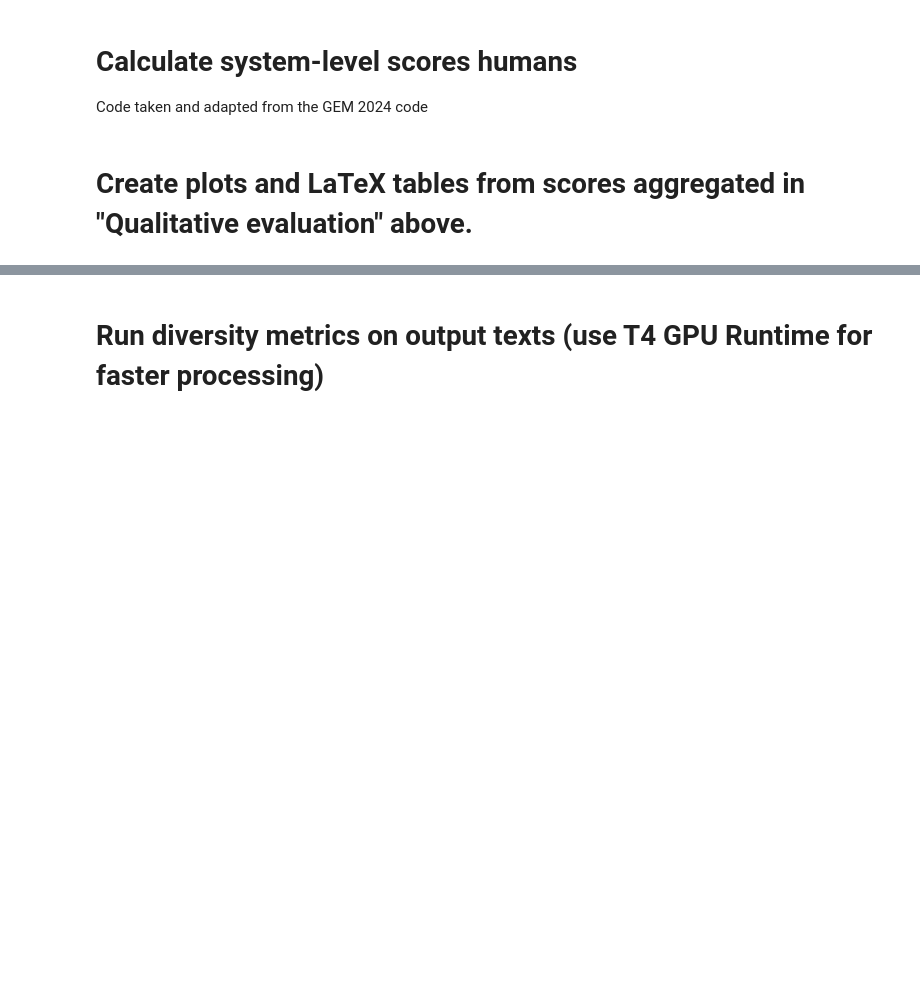
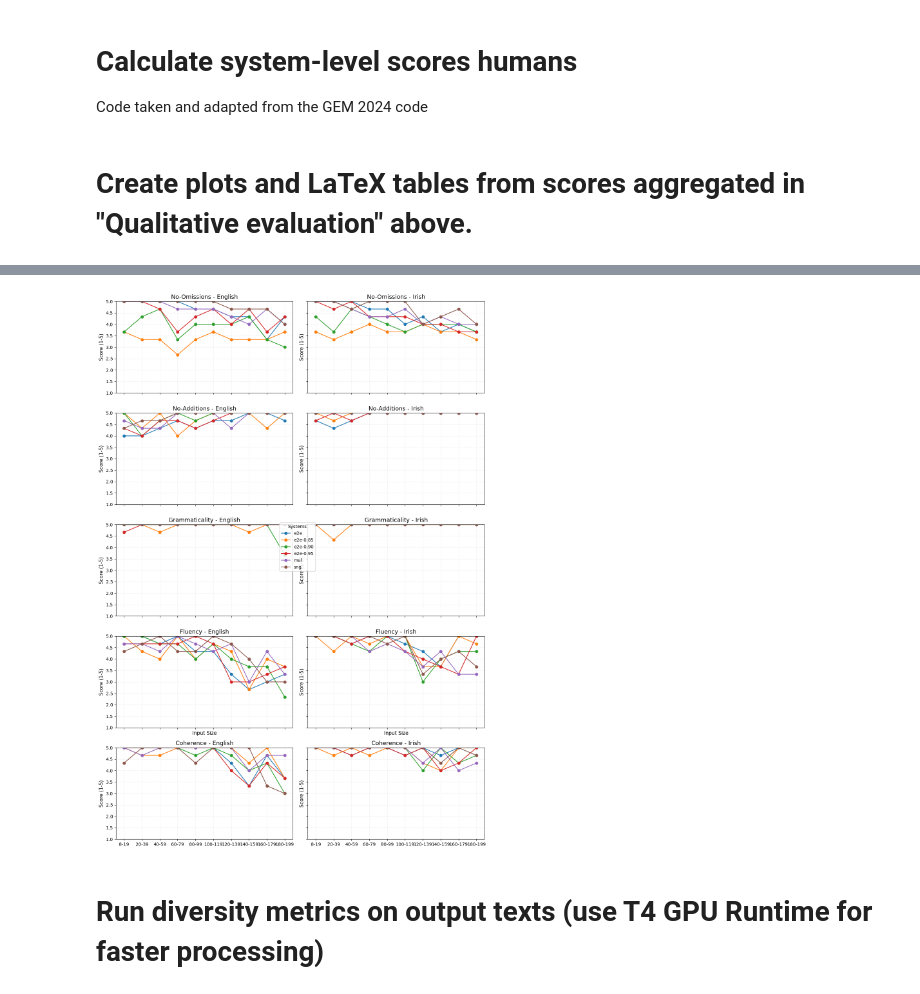
Before and after one commit to mille-s/Build_KGs_entities, a Jupyter notebook: LongInput_D2T_25_EvalLLM_analysis.ipynb, the cells around one changed output, grey strips where cells are left out. Cells and saved outputs as stored; diff of their text form; code cells hidden in the pictures; blank space fills up the shorter version.

```diff
--- a/LongInput_D2T_25_EvalLLM_analysis.ipynb
+++ b/LongInput_D2T_25_EvalLLM_analysis.ipynb
@@ -751,3 +933,21 @@ print(sysLevel_scores_hum)
 sysLevel_scores_hum.to_csv(os.path.join(csv_sys_level_scores, 'sysLevel_scores_Humans_avgSize.csv'), index=False)
 # %% [markdown]
 # Create plots and LaTeX tables from scores aggregated in "Qualitative evaluation" above.
+# %%
+import os
+#@title Download eval files
+
+if os.path.exists('/content/csv_sysLevel_scores'):
+  ! rm -rf /content/csv_sysLevel_scores
+
+evalPaper = 'ACL26_Long' #@param ['ACL26_Long', 'INLG25_ScalingUp']
+if evalPaper == 'ACL26_Long':
+  if not os.path.exists('/content/2026-ACL-LongD2T_csv_sysLevel_scores.zip'):
+    ! gdown 1wU-4fe0NzNxFVu1WRJmGgT7JPWVCEAAh
+  if not os.path.exists('/csv_sysLevel_scores'):
+    ! unzip /content/2026-ACL-LongD2T_csv_sysLevel_scores.zip -d /content
+elif evalPaper == 'INLG25_ScalingUp':
+  if not os.path.exists('/content/2025-INLG-ScalingUp_csv_sysLevel_scores.zip'):
+    ! gdown 161LvSZqbTydxoDqj6kXnxnaajbDmngJa
+  if not os.path.exists('/csv_sysLevel_scores'):
+    ! unzip /content/2025-INLG-ScalingUp_csv_sysLevel_scores.zip -d /content
@@ -764,10 +972,15 @@ if not os.path.exists('/content/figures'):
 
 update_params_unzip = True #@param {type:"boolean"}
 if update_params_unzip:
-  zip_model = 'Claude2' #@param['GPT-o3', 'Claude', 'Claude2', 'Llama-13B', 'R1_Llama-70B', 'R1_Llama-70B_bis']
+  if evalPaper == 'ACL26_Long':
+    zip_model = 'Claude2'
+  elif evalPaper == 'INLG25_ScalingUp':
+    zip_model = 'Claude'
+  else:
+    zip_model = 'Claude2' #@param['GPT-o3', 'Claude', 'Claude2', 'Llama-13B', 'R1_Llama-70B', 'R1_Llama-70B_bis']
 
 exclude_truncated_outputs = False #@param {type:"boolean"}
-exclude_outputs_no_truncated_counterpart = True #@param {type:"boolean"}
+exclude_outputs_no_truncated_counterpart = False #@param {type:"boolean"}
 systems_to_exclude = []
 if exclude_truncated_outputs:
   systems_to_exclude.extend(['e2e-0.95', 'e2e-0.90', 'e2e-0.85', 'Hum-0.9', 'Hum-0.7', 'Hum-0.5'])
@@ -870,33 +1083,35 @@ for i, (crit_key, crit_name) in enumerate(criteria_map.items()):
                 label=system,
                 marker='o',
                 color=system_colors[system]
             )
         ax.set_title(f"{crit_name} - {'English' if lang == 'en' else 'Irish'}", fontsize=13)
         ax.set_ylabel(f'Score (1-{max_score})', fontsize=11)
         ax.set_ylim(1, int(max_score))
         ax.grid(True, linestyle=':', alpha=0.4)
         if i == 3:
             ax.set_xlabel('Input Size', fontsize=11)
 
         handles, labels = ax.get_legend_handles_labels()
         for handle in handles:
             if handle not in handles_list:
                 handles_list.append(handle)
         for label in labels:
             if label not in labels_list:
                 labels_list.append(label)
 
 # Add a legend
 # Single legend outside
 # Choose colors of labels
 # fig.legend(handles_list, labels_list, title='Systems', bbox_to_anchor=(1.02, 0.5), loc='center left')
 fig.legend(handles_list, labels_list, title='Systems', bbox_to_anchor=(0.45, 0.48), loc='lower center')
 
 # plt.suptitle('System Performance Across Criteria, Input Sizes, and Languages', fontsize=16)
 plt.tight_layout(rect=[0, 0, 0.88, 0.97])
 # Save image in a png file
 plt.savefig('/content/figures/system_performance_across_criteria_input_sizes_and_languages.png')
 plt.show()
+# %% [output]
+[figure, added]
 # %%
 from google.colab import files
 
```
Also changed, not shown: parts of 5 cells of this notebook.
